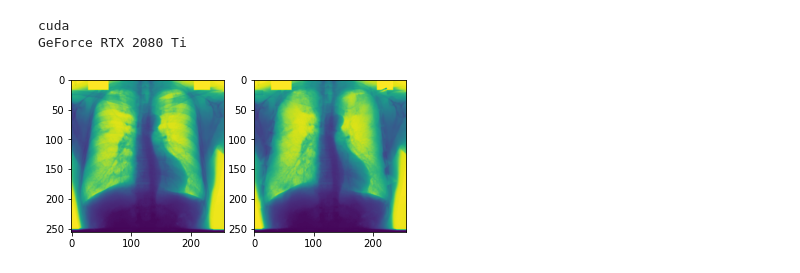
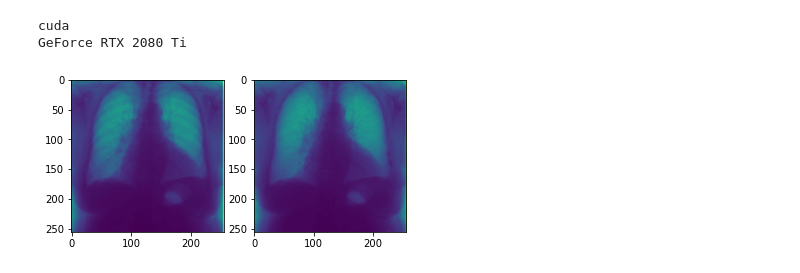
Before and after one commit to danielnflam/CXR-bone-suppression, a Jupyter notebook: main.ipynb, the cells around one changed output. Saved outputs shown, nothing was run; the diff lists cells and outputs as text; code cells hidden in the pictures.

```diff
--- a/main.ipynb
+++ b/main.ipynb
@@ -23,14 +23,14 @@ flag_load_previous_save = False
 # Input Directories
 #data_BSE = "D:/data/JSRT/augmented/train/target/"
 #data_normal = "D:/data/JSRT/augmented/train/source/"
-data_BSE = "G:/DanielLam/JSRT/HQ_JSRT_and_BSE-JSRT/train_augmented_Equalise/suppressed/"
-data_normal = "G:/DanielLam/JSRT/HQ_JSRT_and_BSE-JSRT/train_augmented_Equalise/normal/"
+data_BSE = "G:/DanielLam/JSRT/HQ_JSRT_and_BSE-JSRT/177-20-20 split/train_augmented_noEqualise/suppressed/"
+data_normal = "G:/DanielLam/JSRT/HQ_JSRT_and_BSE-JSRT/177-20-20 split/train_augmented_noEqualise/normal/"
 
-data_val_normal = 'G:/DanielLam/JSRT/HQ_JSRT_and_BSE-JSRT/validate/normal'
-data_val_BSE = 'G:/DanielLam/JSRT/HQ_JSRT_and_BSE-JSRT/validate/suppressed/'
+data_val_normal = 'G:/DanielLam/JSRT/HQ_JSRT_and_BSE-JSRT/177-20-20 split/validate/normal'
+data_val_BSE = 'G:/DanielLam/JSRT/HQ_JSRT_and_BSE-JSRT/177-20-20 split/validate/suppressed/'
 
 # Save directories:
-output_save_directory = Path("./runs/Rajaraman_ResNet/v2_HQ_Equalised")
+output_save_directory = Path("./runs/Rajaraman_ResNet/v2_HQ_noEqualised_177-20-20")
 output_save_directory.mkdir(parents=True, exist_ok=True)
 PATH_SAVE_NETWORK_INTERMEDIATE = os.path.join(output_save_directory, 'network_intermediate.tar' )
 PATH_SAVE_NETWORK = os.path.join(output_save_directory, 'network_final.pt')
@@ -83,35 +83,35 @@ current_date=datetime.datetime.today().strftime('%Y-%m-%d')
 original_key = "source"
 target_key = "boneless"
 discriminator_keys_images = [original_key, target_key]
 
 ds_training = datasets.JSRT_CXR(data_normal, data_BSE,
                          transform=tvtransforms.Compose([
                              # custom_transforms.HistogramEqualisation(discriminator_keys_images),-- check if training data is already equalised
                              custom_transforms.Resize(discriminator_keys_images, image_spatial_size),
                              custom_transforms.ToTensor(discriminator_keys_images),
                              ])
                       )
 ds_val = datasets.JSRT_CXR(data_val_normal, data_val_BSE,
                          transform=tvtransforms.Compose([
-                             custom_transforms.HistogramEqualisation(discriminator_keys_images),
+                             #custom_transforms.HistogramEqualisation(discriminator_keys_images),
                              custom_transforms.Resize(discriminator_keys_images, image_spatial_size),
                              custom_transforms.ToTensor(discriminator_keys_images),
                              ])
                       )
 # SPLIT DATA INTO TRAINING/VALIDATION SET
 dl_training = DataLoader(ds_training, batch_size=_batch_size,
                          shuffle=True, num_workers=0)
 
 dl_validation = DataLoader(ds_val, batch_size=len(ds_val),
                          shuffle=True, num_workers=0)
 fixed_val_sample = next(iter(dl_validation))
 
 fig, ax = plt.subplots(1,2)
 ax[0].imshow(fixed_val_sample[original_key][0,0,:])
 ax[1].imshow(fixed_val_sample[target_key][0,0,:])
 plt.show()
 # %% [output]
-[figure, old version]
+[figure, new version]
 # %%
 ## Implementation of network and losses
 input_array_size = (_batch_size, 1, image_spatial_size[0], image_spatial_size[1])
```
Also changed, not shown: parts of 5 cells of this notebook, 1 other file.
